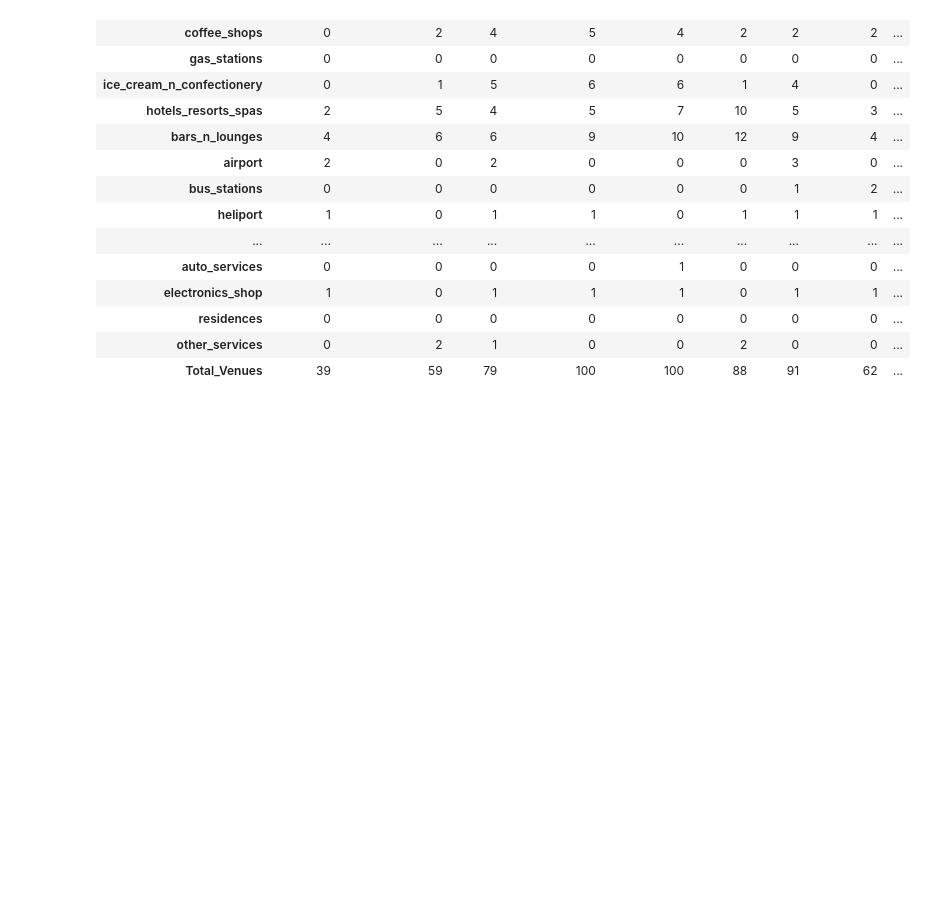
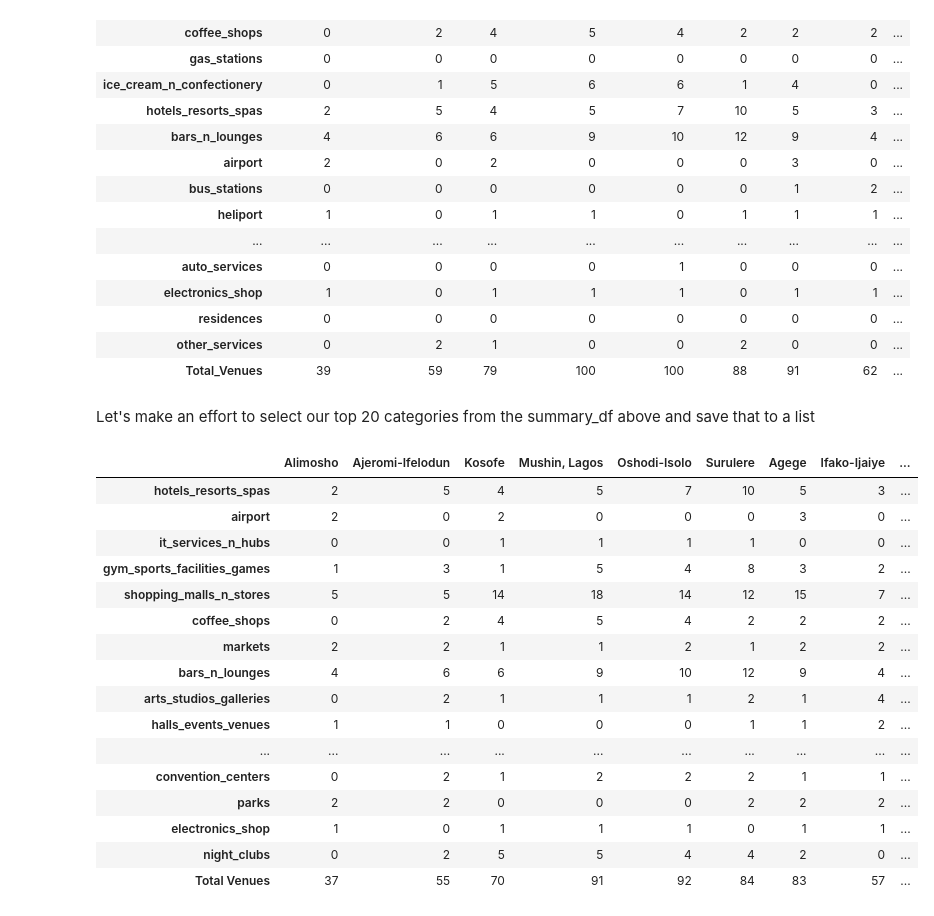
Before and after one commit to Lawrence-Krukrubo/IBM_Data_Specialization_Capstone_Project, a Jupyter notebook: applied_data_science_capstone_project.ipynb, the cells around one changed output. Drawn from its saved outputs; the diff is of its cells as text; code cells hidden in the pictures; blank space fills up the shorter version.

```diff
--- a/applied_data_science_capstone_project.ipynb
+++ b/applied_data_science_capstone_project.ipynb
@@ -303,7 +303,7 @@ Now Let's explore the data using foursquare API
 # %%
 CLIENT_ID = 'L2XUYCRD44VP2YBDMZ3XY0Z4XKO1JODM5SMG3IIYRZ5330FD' # your Foursquare ID
 CLIENT_SECRET = '5KI00FG4RT2VJQTIDPXFY1N4AOKTIXLIZEAO0AHPP3DPD0U1' # your Foursquare Secret
-VERSION = '20191206'
+VERSION = '20191212'
 LIMIT = 50
 print('Your credentials:')
 print('CLIENT_ID: ' + CLIENT_ID)
@@ -781,10 +785,11 @@ print(count)
 # %% [markdown]
 We had 101 venue categories earlier. So one venue is missing, let's trace it and add it up to the right category, else it will distort our output
 # %%
-test_set = set()
+if count < len(all_venue_categories):
+    test_set = set()
 
-for i in super_list:
-    for j in i:
-        test_set.add(j)
+    for i in super_list:
+        for j in i:
+            test_set.add(j)
 
-len(test_set)
+    len(test_set)
@@ -897,3 +903,9 @@ summary_df
 | residences | 0 | 0 | 0 | 0 | 0 | 0 | 0 | 0 | ... |
 | other_services | 0 | 2 | 1 | 0 | 0 | 2 | 0 | 0 | ... |
 | Total_Venues | 39 | 59 | 79 | 100 | 100 | 88 | 91 | 62 | ... |
+# %% [markdown]
+Let's make an effort to select our top 20 categories from the summary_df above and save that to a list
+# %%
+top_criteria = ['hotels_resorts_spas','airport','it_services_n_hubs','gym_sports_facilities_games','shopping_malls_n_stores','coffee_shops','markets',
+                'bars_n_lounges','arts_studios_galleries','halls_events_venues','continental_restaurants','eateries','gas_stations','cinemas','residences',
+                'auto_services','convention_centers','parks','electronics_shop','night_clubs']
@@ -899,0 +917,24 @@ summary_df
+# %%
+top_criteria_df = summary_df.loc[top_criteria,]
+
+top_criteria_df.loc['Total Venues'] = top_criteria_df.sum()
+# %%
+top_criteria_df
+# %% [output]
+|  | Alimosho | Ajeromi-Ifelodun | Kosofe | Mushin, Lagos | Oshodi-Isolo | Surulere | Agege | Ifako-Ijaiye | ... |
+| hotels_resorts_spas | 2 | 5 | 4 | 5 | 7 | 10 | 5 | 3 | ... |
+| airport | 2 | 0 | 2 | 0 | 0 | 0 | 3 | 0 | ... |
+| it_services_n_hubs | 0 | 0 | 1 | 1 | 1 | 1 | 0 | 0 | ... |
+| gym_sports_facilities_games | 1 | 3 | 1 | 5 | 4 | 8 | 3 | 2 | ... |
+| shopping_malls_n_stores | 5 | 5 | 14 | 18 | 14 | 12 | 15 | 7 | ... |
+| coffee_shops | 0 | 2 | 4 | 5 | 4 | 2 | 2 | 2 | ... |
+| markets | 2 | 2 | 1 | 1 | 2 | 1 | 2 | 2 | ... |
+| bars_n_lounges | 4 | 6 | 6 | 9 | 10 | 12 | 9 | 4 | ... |
+| arts_studios_galleries | 0 | 2 | 1 | 1 | 1 | 2 | 1 | 4 | ... |
+| halls_events_venues | 1 | 1 | 0 | 0 | 0 | 1 | 1 | 2 | ... |
+| ... | ... | ... | ... | ... | ... | ... | ... | ... | ... |
+| convention_centers | 0 | 2 | 1 | 2 | 2 | 2 | 1 | 1 | ... |
+| parks | 2 | 2 | 0 | 0 | 0 | 2 | 2 | 2 | ... |
+| electronics_shop | 1 | 0 | 1 | 1 | 1 | 0 | 1 | 1 | ... |
+| night_clubs | 0 | 2 | 5 | 5 | 4 | 4 | 2 | 0 | ... |
+| Total Venues | 37 | 55 | 70 | 91 | 92 | 84 | 83 | 57 | ... |
```
Also changed, not shown: parts of 18 cells of this notebook.
